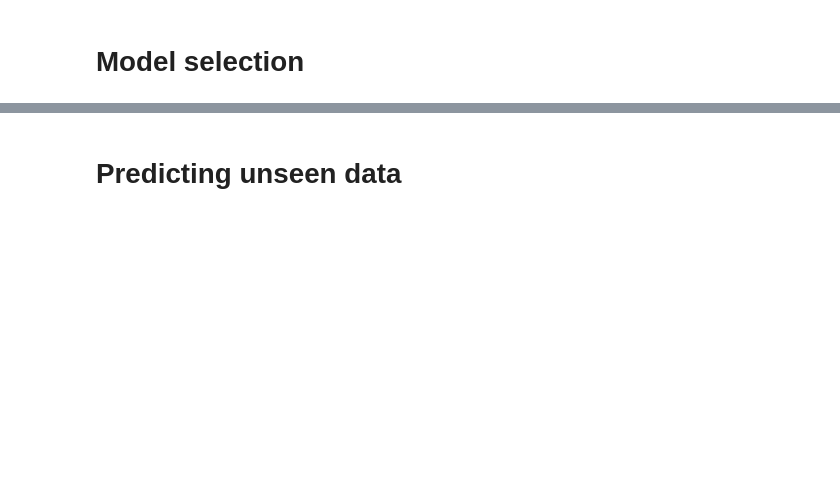
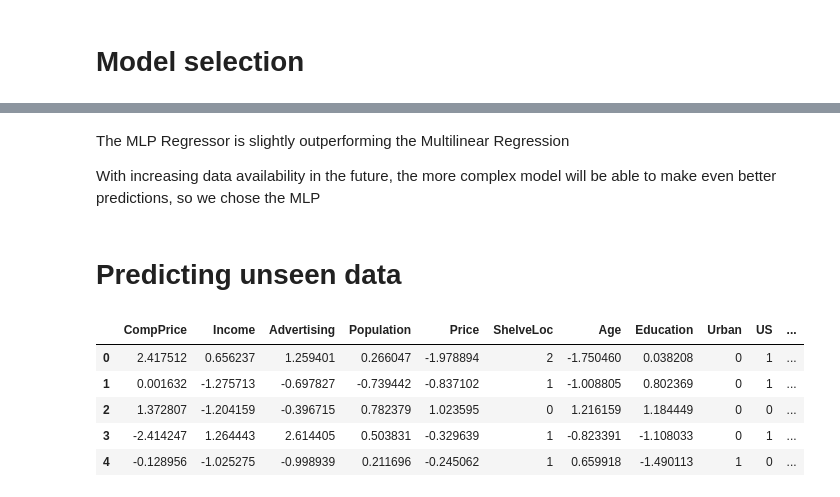
Before and after one commit to theMarlonski/AML-Final, a Jupyter notebook: notebooks/sales-prediction.ipynb, the cells around one changed output, grey strips where cells are left out. Cells and saved outputs as stored; diff of their text form; code cells hidden in the pictures; blank space fills up the shorter version.

```diff
--- a/notebooks/sales-prediction.ipynb
+++ b/notebooks/sales-prediction.ipynb
@@ -417,3 +431,7 @@ dfResults.sort_values(by="MSE")
+# %% [markdown]
+The MLP Regressor is slightly outperforming the Multilinear Regression
+
+With increasing data availability in the future, the more complex model will be able to make even better predictions, so we chose the MLP
 # %% [markdown]
 # Predicting unseen data
 # %%
@@ -449,0 +483,10 @@ dfNew.head()
+# %%
+# check the data
+dfNew.head()
+# %% [output]
+|  | CompPrice | Income | Advertising | Population | Price | ShelveLoc | Age | Education | Urban | US | ... |
+| 0 | 2.417512 | 0.656237 | 1.259401 | 0.266047 | -1.978894 | 2 | -1.750460 | 0.038208 | 0 | 1 | ... |
+| 1 | 0.001632 | -1.275713 | -0.697827 | -0.739442 | -0.837102 | 1 | -1.008805 | 0.802369 | 0 | 1 | ... |
+| 2 | 1.372807 | -1.204159 | -0.396715 | 0.782379 | 1.023595 | 0 | 1.216159 | 1.184449 | 0 | 0 | ... |
+| 3 | -2.414247 | 1.264443 | 2.614405 | 0.503831 | -0.329639 | 1 | -0.823391 | -1.108033 | 0 | 1 | ... |
+| 4 | -0.128956 | -1.025275 | -0.998939 | 0.211696 | -0.245062 | 1 | 0.659918 | -1.490113 | 1 | 0 | ... |
```
Also changed, not shown: parts of 13 cells of this notebook.
